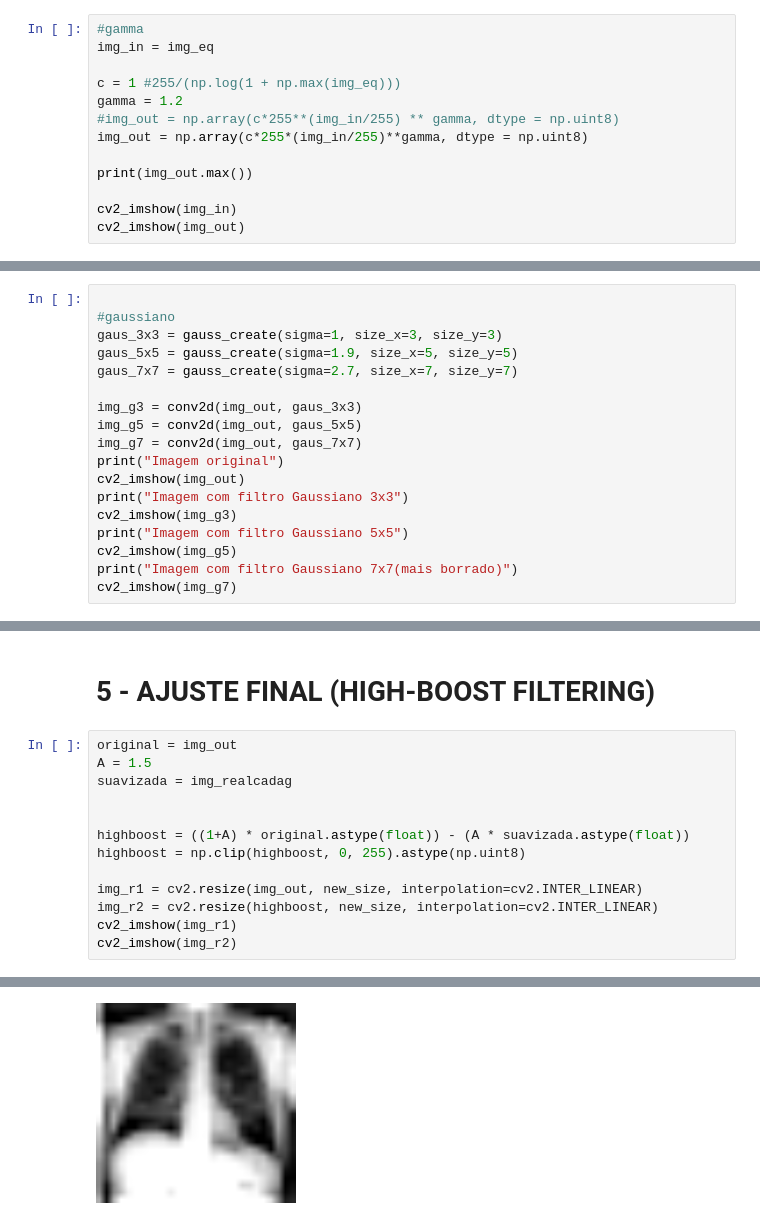
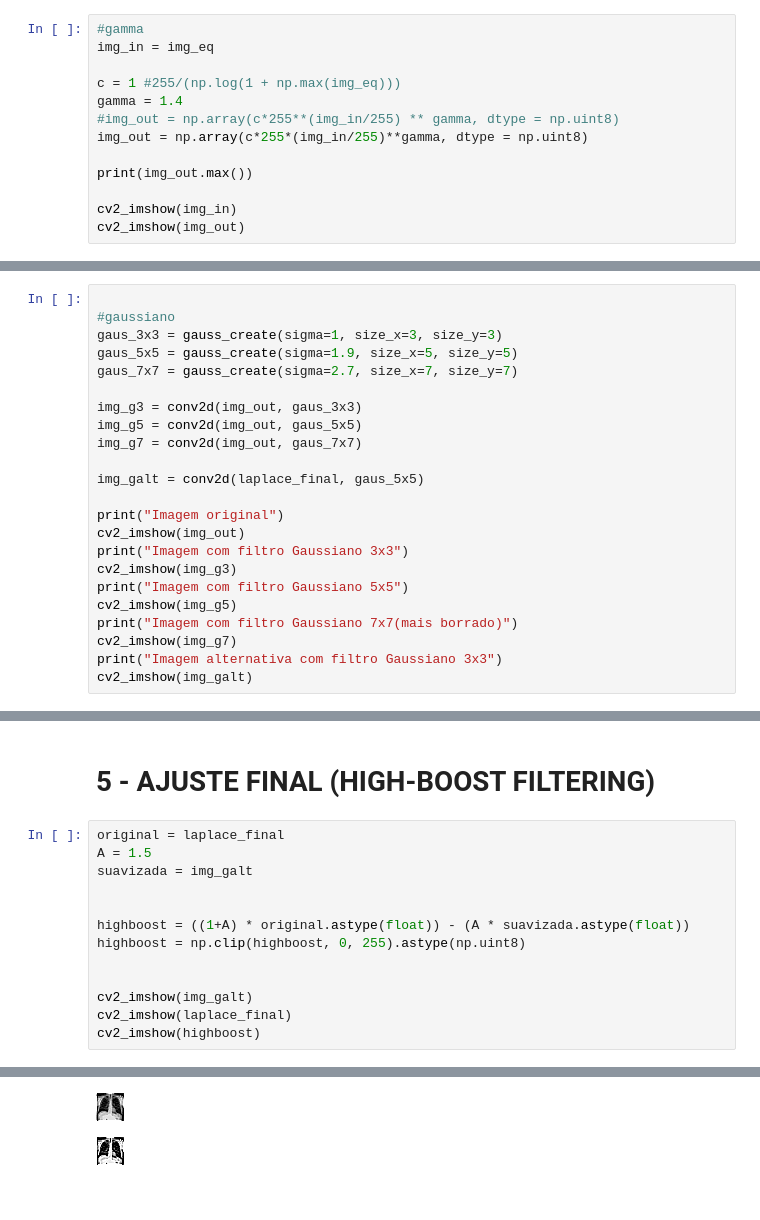
Before and after one commit to Henrique047/PDI_T1, a Jupyter notebook: Cópia_de_PDI_T1.ipynb, the cells around one changed output, grey strips where cells are left out. Cells and saved outputs as stored; diff of their text form; blank space fills up the shorter version.

```diff
--- a/Cópia_de_PDI_T1.ipynb
+++ b/Cópia_de_PDI_T1.ipynb
@@ -222,7 +222,7 @@ plt.show()
 img_in = img_eq
 
 c = 1 #255/(np.log(1 + np.max(img_eq)))
-gamma = 1.2
+gamma = 1.4
 #img_out = np.array(c*255**(img_in/255) ** gamma, dtype = np.uint8)
 img_out = np.array(c*255*(img_in/255)**gamma, dtype = np.uint8)
 
@@ -294,6 +294,9 @@ gaus_7x7 = gauss_create(sigma=2.7, size_x=7, size_y=7)
 img_g3 = conv2d(img_out, gaus_3x3)
 img_g5 = conv2d(img_out, gaus_5x5)
 img_g7 = conv2d(img_out, gaus_7x7)
+
+img_galt = conv2d(laplace_final, gaus_5x5)
+
 print("Imagem original")
 cv2_imshow(img_out)
 print("Imagem com filtro Gaussiano 3x3")
@@ -302,6 +305,8 @@ print("Imagem com filtro Gaussiano 5x5")
 cv2_imshow(img_g5)
 print("Imagem com filtro Gaussiano 7x7(mais borrado)")
 cv2_imshow(img_g7)
+print("Imagem alternativa com filtro Gaussiano 3x3")
+cv2_imshow(img_galt)
 # %% [output]
 Imagem original
 [figure]
@@ -503,18 +513,19 @@ cv2_imshow(img_realcada)
 # %% [markdown]
 # **5 - AJUSTE FINAL (HIGH-BOOST FILTERING)**
 # %%
-original = img_out
+original = laplace_final
 A = 1.5
-suavizada = img_realcadag
+suavizada = img_galt
 
 
 highboost = ((1+A) * original.astype(float)) - (A * suavizada.astype(float))
 highboost = np.clip(highboost, 0, 255).astype(np.uint8)
 
-img_r1 = cv2.resize(img_out, new_size, interpolation=cv2.INTER_LINEAR)
-img_r2 = cv2.resize(highboost, new_size, interpolation=cv2.INTER_LINEAR)
-cv2_imshow(img_r1)
-cv2_imshow(img_r2)
+
+cv2_imshow(img_galt)
+cv2_imshow(laplace_final)
+cv2_imshow(highboost)
 # %% [output]
 [figure]
-[figure, old version]
+[figure, new version]
+[figure, added]
```
Also changed, not shown: parts of 14 cells of this notebook.
